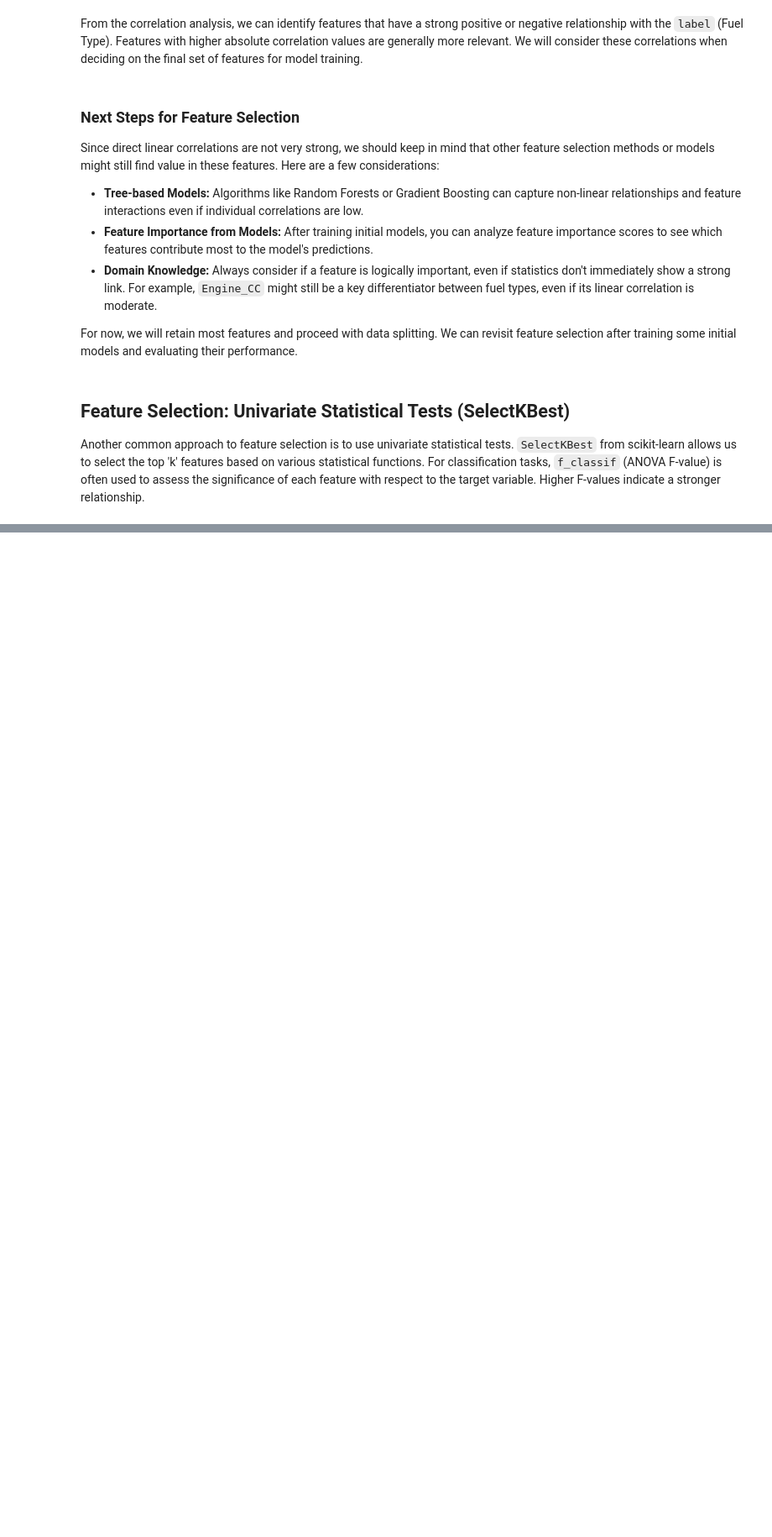
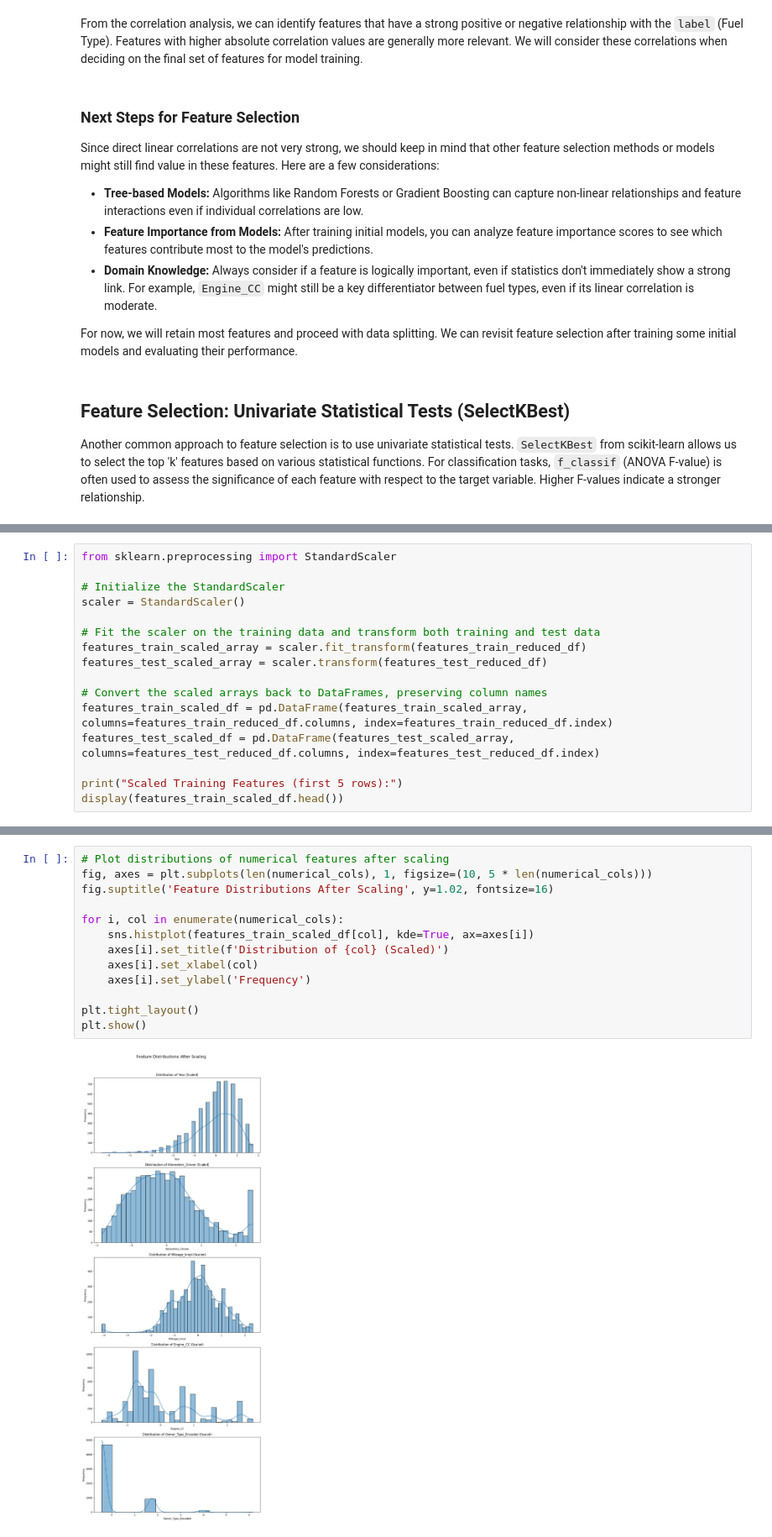
Before and after one commit to AnnabelleMcSharry/AI-ML-Car-Data, a Jupyter notebook: Task1.ipynb, the cells around one changed output, grey strips where cells are left out. Shown at 84% size. Drawn from its saved outputs; the diff is of its cells as text; blank space fills up the shorter version.

```diff
--- a/Task1.ipynb
+++ b/Task1.ipynb
@@ -462,0 +578,16 @@ display(X_train_reduced.head())
+# %%
+from sklearn.preprocessing import StandardScaler
+
+# Initialize the StandardScaler
+scaler = StandardScaler()
+
+# Fit the scaler on the training data and transform both training and test data
+features_train_scaled_array = scaler.fit_transform(features_train_reduced_df)
+features_test_scaled_array = scaler.transform(features_test_reduced_df)
+
+# Convert the scaled arrays back to DataFrames, preserving column names
+features_train_scaled_df = pd.DataFrame(features_train_scaled_array, columns=features_train_reduced_df.columns, index=features_train_reduced_df.index)
+features_test_scaled_df = pd.DataFrame(features_test_scaled_array, columns=features_test_reduced_df.columns, index=features_test_reduced_df.index)
+
+print("Scaled Training Features (first 5 rows):")
+display(features_train_scaled_df.head())
@@ -462,0 +602,15 @@ display(X_train_reduced.head())
+# %%
+# Plot distributions of numerical features after scaling
+fig, axes = plt.subplots(len(numerical_cols), 1, figsize=(10, 5 * len(numerical_cols)))
+fig.suptitle('Feature Distributions After Scaling', y=1.02, fontsize=16)
+
+for i, col in enumerate(numerical_cols):
+    sns.histplot(features_train_scaled_df[col], kde=True, ax=axes[i])
+    axes[i].set_title(f'Distribution of {col} (Scaled)')
+    axes[i].set_xlabel(col)
+    axes[i].set_ylabel('Frequency')
+
+plt.tight_layout()
+plt.show()
+# %% [output]
+[figure, added]
```
Also changed, not shown: parts of 15 cells of this notebook.
